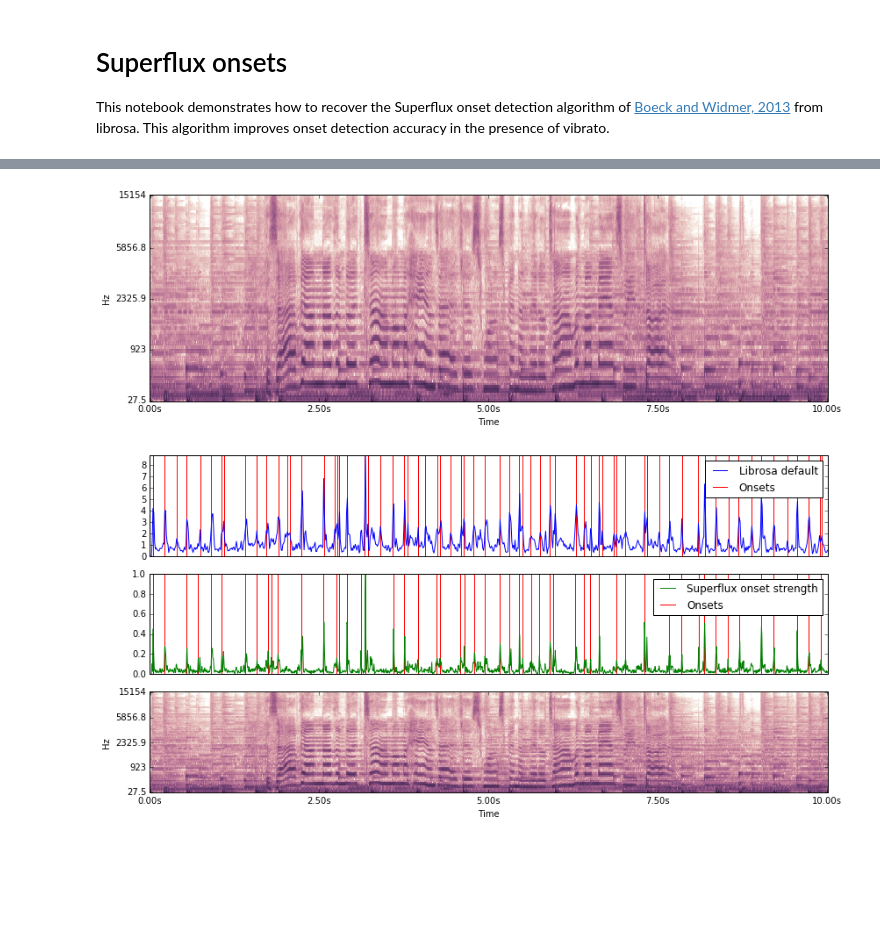
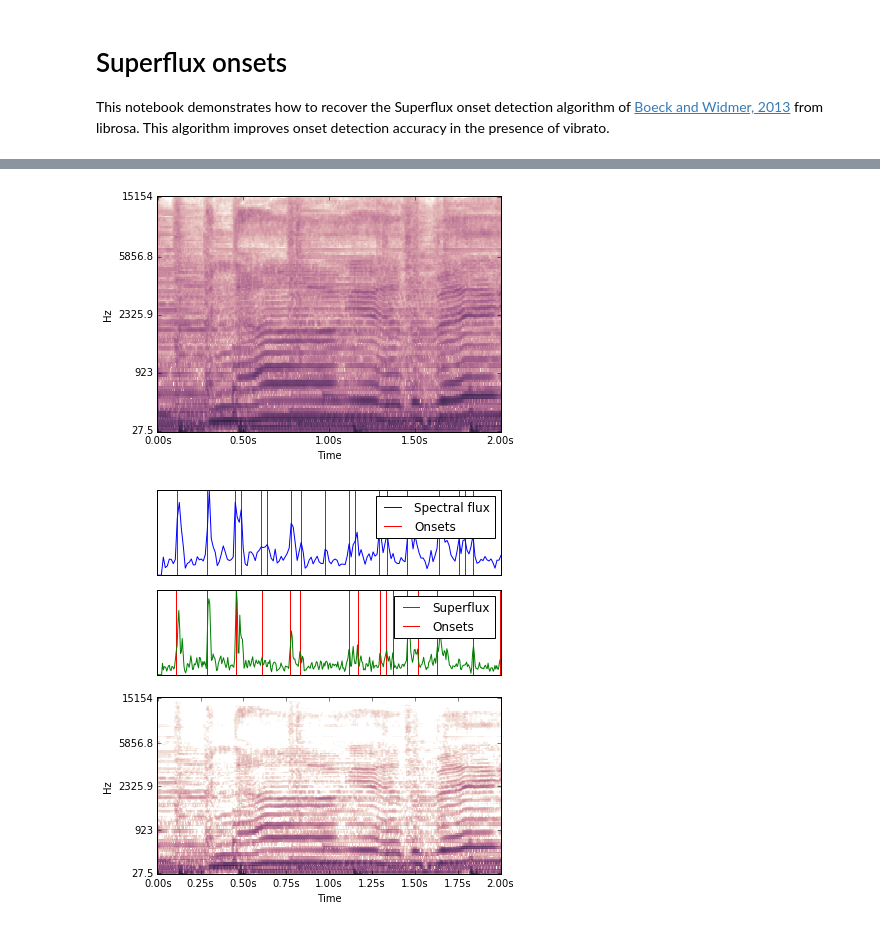
Before and after one commit to librosa/librosa_gallery, a Jupyter notebook: 05-Superflux onsets.ipynb, the cells around one changed output, grey strips where cells are left out. Drawn from its saved outputs; the diff is of its cells as text; code cells hidden in the pictures; blank space fills up the shorter version.

```diff
--- a/05-Superflux onsets.ipynb
+++ b/05-Superflux onsets.ipynb
@@ -17,5 +16,5 @@ Message: trial mode expires in 30 days
 # %%
-y, sr = librosa.load('audio/Karissa_Hobbs_-_09_-_Lets_Go_Fishin.mp3', sr=44100, duration=10, offset=20)
+y, sr = librosa.load('audio/Karissa_Hobbs_-_09_-_Lets_Go_Fishin.mp3', sr=44100, duration=2, offset=35)
 # %%
 # Parameters from the paper:
 
@@ -29,12 +28,12 @@ max_size = 3
 # %%
 S = librosa.feature.melspectrogram(y, sr=sr, n_fft=n_fft, hop_length=hop_length, fmin=fmin, fmax=fmax, n_mels=n_mels)
 # %%
-plt.figure(figsize=(12, 4))
+plt.figure(figsize=(6, 4))
 librosa.display.specshow(librosa.logamplitude(S, ref_power=np.max),
                          y_axis='mel', x_axis='time', sr=sr, hop_length=hop_length, fmin=fmin, fmax=fmax)
 plt.tight_layout()
 # %% [output]
-[figure, old version]
+[figure, new version]
 # %%
 odf_default = librosa.onset.onset_strength(y=y, sr=sr)
 onset_default = librosa.onset.onset_detect(y=y, sr=sr)
@@ -44,27 +43,30 @@ odf_sf = librosa.onset.onset_strength(S=librosa.logamplitude(S), sr=sr, hop_leng
 
 onset_sf = librosa.onset.onset_detect(onset_envelope=odf_sf, sr=sr, hop_length=hop_length)
 # %%
-plt.figure(figsize=(12, 6))
+plt.figure(figsize=(6, 6))
 
-plt.subplot(3,1,3)
-librosa.display.specshow(librosa.logamplitude(S, ref_power=np.max),
-                         y_axis='mel', x_axis='time', sr=sr, hop_length=hop_length, fmin=fmin, fmax=fmax)
+plt.subplot(2,1,2)
+librosa.display.specshow(librosa.logamplitude(S, top_db=50, ref_power=np.max),
+                         y_axis='mel', x_axis='time', sr=sr, hop_length=hop_length, fmin=fmin, fmax=fmax,
+                         n_xticks=9)
 
-plt.subplot(3,1,1)
-plt.plot(odf_default, label='Librosa default')
+plt.subplot(4,1,1)
+plt.plot(odf_default, label='Spectral flux')
 plt.vlines(onset_default, 0, odf_default.max(), color='r', label='Onsets')
+plt.yticks([])
 plt.xticks([])
 plt.axis('tight')
 plt.legend()
 
 
-plt.subplot(3,1,2)
-plt.plot(odf_sf, color='g', label='Superflux onset strength')
+plt.subplot(4,1,2)
+plt.plot(odf_sf, color='g', label='Superflux')
 plt.vlines(onset_sf, 0, odf_sf.max(), color='r', label='Onsets')
 plt.xticks([])
+plt.yticks([])
 plt.legend()
 plt.axis('tight')
 
 plt.tight_layout()
 # %% [output]
-[figure, old version]
+[figure, new version]
```
Also changed, not shown: parts of 4 cells of this notebook, 3 other files.
